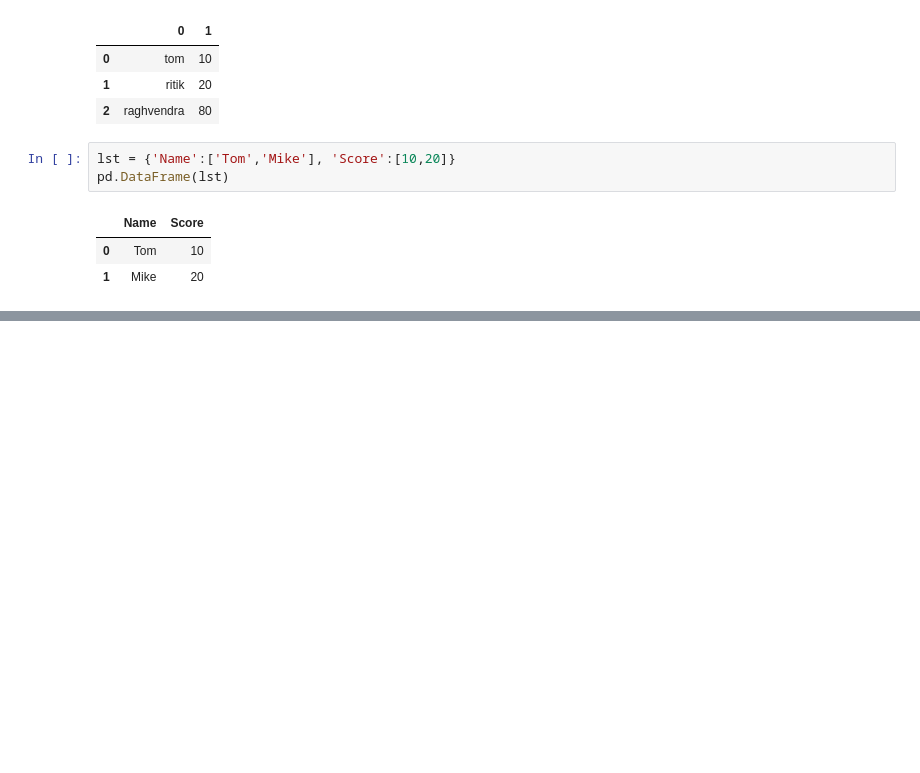
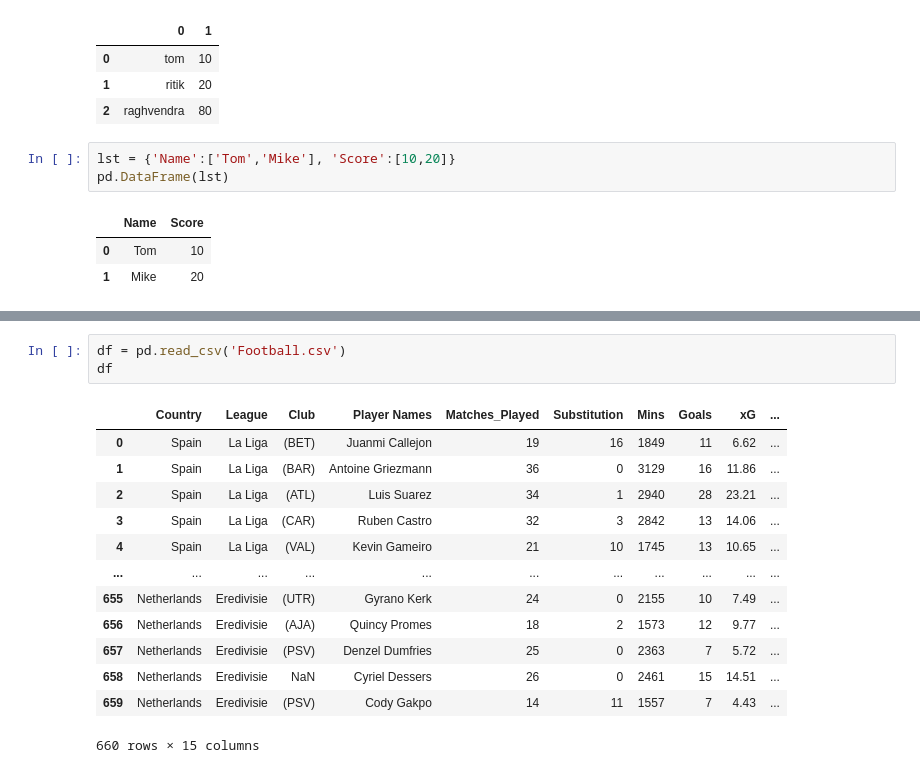
Before and after one commit to raghvendra0898/GFG-ML-DS-Course, a Jupyter notebook: 02_Pandas/pandas1.ipynb, the cells around one changed output, grey strips where cells are left out. Saved outputs shown, nothing was run; the diff lists cells and outputs as text; blank space fills up the shorter version.

```diff
--- a/02_Pandas/pandas1.ipynb
+++ b/02_Pandas/pandas1.ipynb
@@ -263,0 +502,17 @@ pd.DataFrame(lst)
+# %%
+df = pd.read_csv('Football.csv')
+df
+# %% [output]
+|  | Country | League | Club | Player Names | Matches_Played | Substitution | Mins | Goals | xG | ... |
+| 0 | Spain | La Liga | (BET) | Juanmi Callejon | 19 | 16 | 1849 | 11 | 6.62 | ... |
+| 1 | Spain | La Liga | (BAR) | Antoine Griezmann | 36 | 0 | 3129 | 16 | 11.86 | ... |
+| 2 | Spain | La Liga | (ATL) | Luis Suarez | 34 | 1 | 2940 | 28 | 23.21 | ... |
+| 3 | Spain | La Liga | (CAR) | Ruben Castro | 32 | 3 | 2842 | 13 | 14.06 | ... |
+| 4 | Spain | La Liga | (VAL) | Kevin Gameiro | 21 | 10 | 1745 | 13 | 10.65 | ... |
+| ... | ... | ... | ... | ... | ... | ... | ... | ... | ... | ... |
+| 655 | Netherlands | Eredivisie | (UTR) | Gyrano Kerk | 24 | 0 | 2155 | 10 | 7.49 | ... |
+| 656 | Netherlands | Eredivisie | (AJA) | Quincy Promes | 18 | 2 | 1573 | 12 | 9.77 | ... |
+| 657 | Netherlands | Eredivisie | (PSV) | Denzel Dumfries | 25 | 0 | 2363 | 7 | 5.72 | ... |
+| 658 | Netherlands | Eredivisie | NaN | Cyriel Dessers | 26 | 0 | 2461 | 15 | 14.51 | ... |
+| 659 | Netherlands | Eredivisie | (PSV) | Cody Gakpo | 14 | 11 | 1557 | 7 | 4.43 | ... |
+660 rows × 15 columns
```
Also changed, not shown: parts of 45 cells of this notebook.
